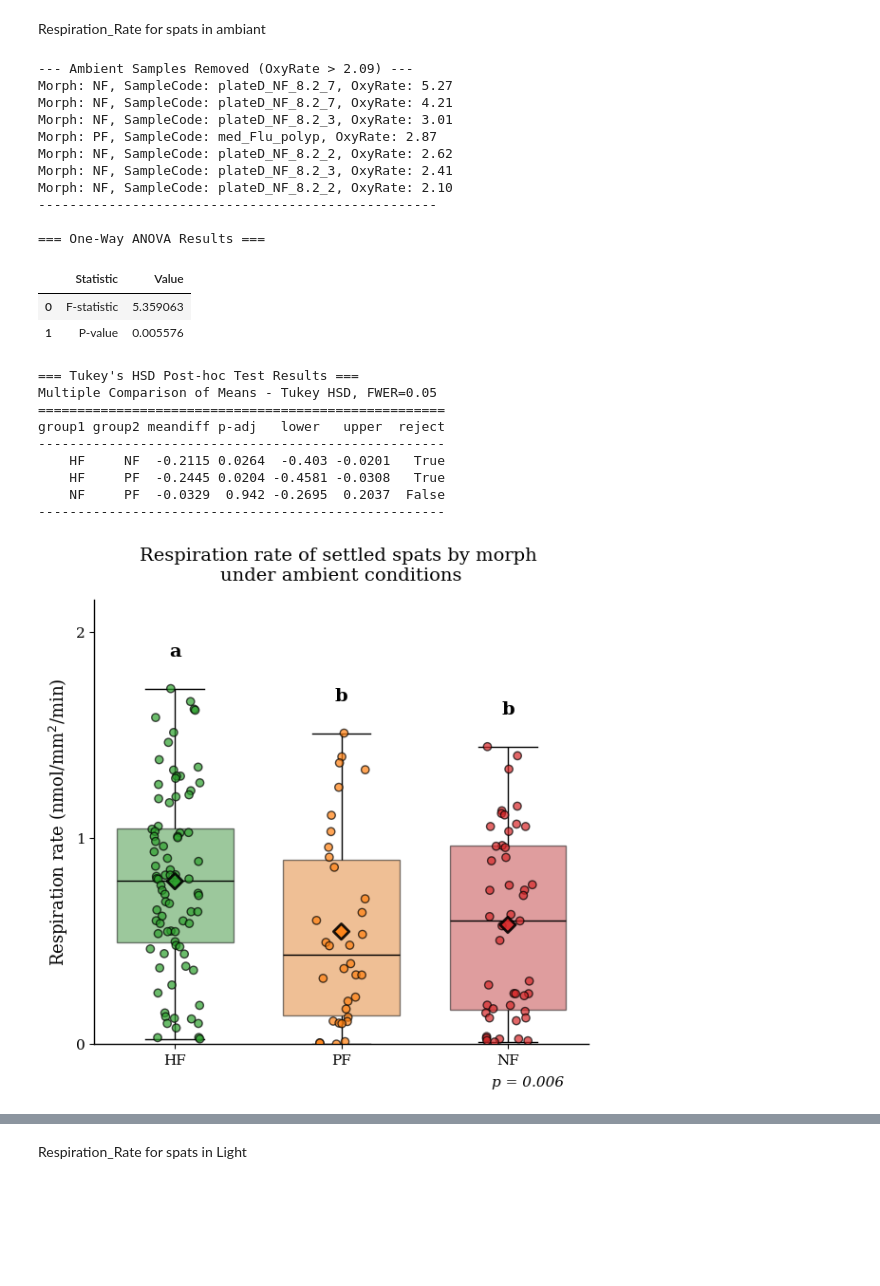
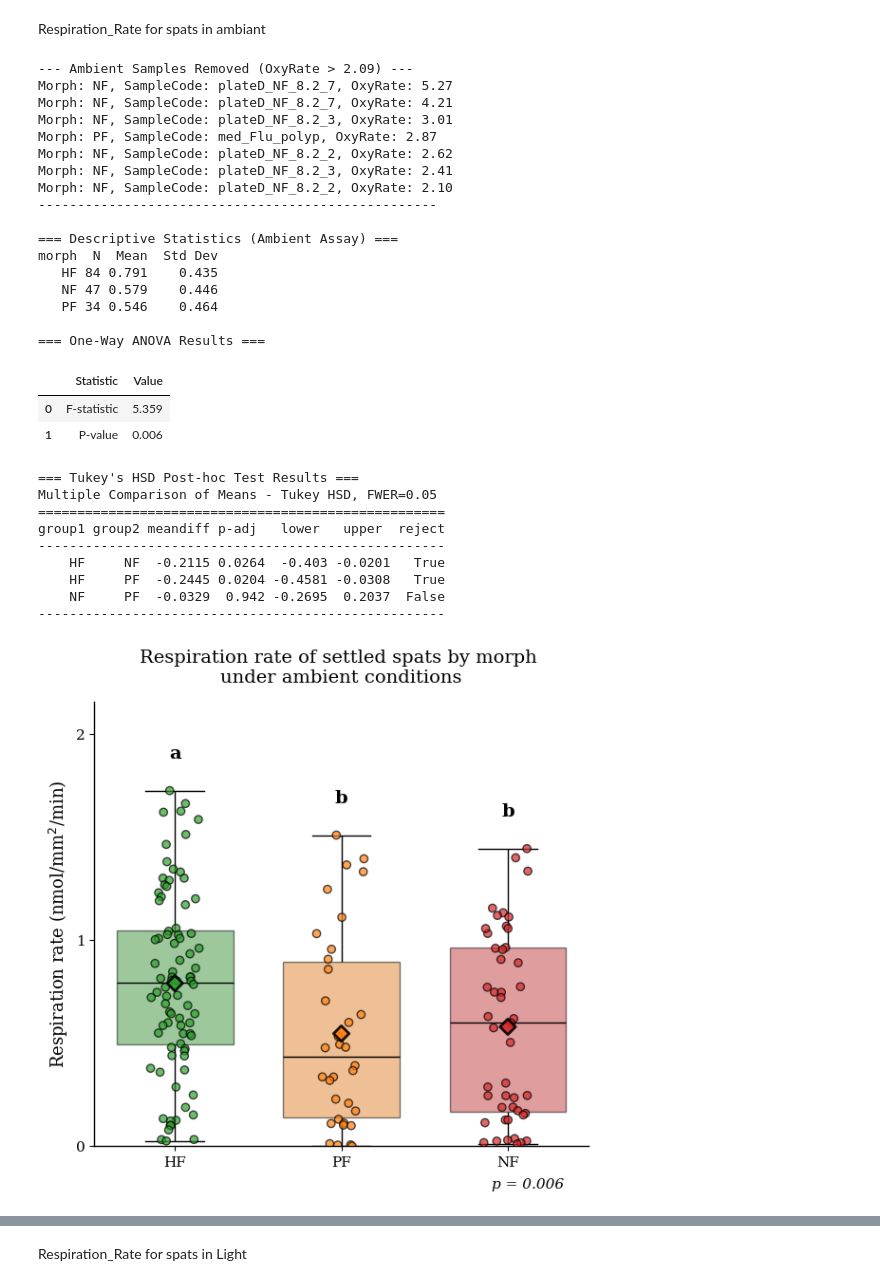
Before and after one commit to LielUziahu/Stylophora-pistillata-FPs, a Jupyter notebook: Output/plots/Spats/Spat_Physiology/Spat_Resp/Respiration_Rate_for_spats.ipynb, the cells around one changed output, grey strips where cells are left out. Cells and saved outputs as stored; diff of their text form; code cells hidden in the pictures; blank space fills up the shorter version.

```diff
--- a/Output/plots/Spats/Spat_Physiology/Spat_Resp/Respiration_Rate_for_spats.ipynb
+++ b/Output/plots/Spats/Spat_Physiology/Spat_Resp/Respiration_Rate_for_spats.ipynb
@@ -34,6 +34,20 @@ df_resp = df_resp[df_resp['OxyRate nmol/mm2/min'] <= 2.09]
 # ==========================================
 # 2. STATISTICS (One-Way ANOVA)
 # ==========================================
+
+# 2.1 Calculate descriptive statistics
+descriptive_stats = df_resp.groupby('morph')['OxyRate nmol/mm2/min'].agg(
+    N='count',
+    Mean='mean',
+    Std_Dev_Col='std' # Use a valid Python identifier for the keyword argument
+).reset_index()
+descriptive_stats = descriptive_stats.rename(columns={'Std_Dev_Col': 'Std Dev'}) # Rename the column back to 'Std Dev'
+
+# 2.2 Format the descriptive statistics table to 3 decimal places and print it
+descriptive_stats_formatted = descriptive_stats.round(3)
+print("\n=== Descriptive Statistics (Ambient Assay) ===")
+print(descriptive_stats_formatted.to_string(index=False))
+
 # We use ANOVA because we now have 3 groups (HF, PF, NF)
 hf_vals = df_resp[df_resp['morph'] == 'HF']['OxyRate nmol/mm2/min']
 pf_vals = df_resp[df_resp['morph'] == 'PF']['OxyRate nmol/mm2/min']
@@ -41,9 +55,9 @@ nf_vals = df_resp[df_resp['morph'] == 'NF']['OxyRate nmol/mm2/min']
 
 f_stat, p_val_resp = stats.f_oneway(hf_vals, pf_vals, nf_vals)
 
-# Present ANOVA results in a table
+# Present ANOVA results in a table, rounded to 3 decimal places
 anova_table_data = {'Statistic': ['F-statistic', 'P-value'],
-                    'Value': [f_stat, p_val_resp]}
+                    'Value': [round(f_stat, 3), round(p_val_resp, 3)]}
 anova_df = pd.DataFrame(anova_table_data)
 print("\n=== One-Way ANOVA Results ===")
 display(anova_df)
@@ -149,33 +163,39 @@ plt.tight_layout()
 # Save        ---> remove # to get a downloadedble plot
 plt.savefig("Respiration_Rate_Spats_Ambient.png", dpi=600)
 #plt.savefig("Respiration_Rate_Spats_Ambient.tiff", dpi=600)
 #plt.savefig("Respiration_Rate_Spats_Ambient_white.svg", dpi=600, facecolor='white')
 #plt.savefig("Respiration_Rate_Spats_Ambient_transparent.svg", dpi=600, transparent=True)
 #plt.savefig("Respiration_Rate_Spats_Ambient.pdf", dpi=600)
 
 plt.show()
 # %% [output]
 --- Ambient Samples Removed (OxyRate > 2.09) ---
 Morph: NF, SampleCode: plateD_NF_8.2_7, OxyRate: 5.27
 Morph: NF, SampleCode: plateD_NF_8.2_7, OxyRate: 4.21
 Morph: NF, SampleCode: plateD_NF_8.2_3, OxyRate: 3.01
 Morph: PF, SampleCode: med_Flu_polyp, OxyRate: 2.87
 Morph: NF, SampleCode: plateD_NF_8.2_2, OxyRate: 2.62
 Morph: NF, SampleCode: plateD_NF_8.2_3, OxyRate: 2.41
 Morph: NF, SampleCode: plateD_NF_8.2_2, OxyRate: 2.10
 ---------------------------------------------------
 
+=== Descriptive Statistics (Ambient Assay) ===
+morph  N  Mean  Std Dev
+   HF 84 0.791    0.435
+   NF 47 0.579    0.446
+   PF 34 0.546    0.464
+
 === One-Way ANOVA Results ===
 |  | Statistic | Value |
-| 0 | F-statistic | 5.359063 |
-| 1 | P-value | 0.005576 |
+| 0 | F-statistic | 5.359 |
+| 1 | P-value | 0.006 |
 === Tukey's HSD Post-hoc Test Results ===
 Multiple Comparison of Means - Tukey HSD, FWER=0.05
 ====================================================
 group1 group2 meandiff p-adj   lower   upper  reject
 ----------------------------------------------------
     HF     NF  -0.2115 0.0264  -0.403 -0.0201   True
     HF     PF  -0.2445 0.0204 -0.4581 -0.0308   True
     NF     PF  -0.0329  0.942 -0.2695  0.2037  False
 ----------------------------------------------------
-[figure, old version]
+[figure, new version]
```
Also changed, not shown: parts of 10 cells of this notebook.
